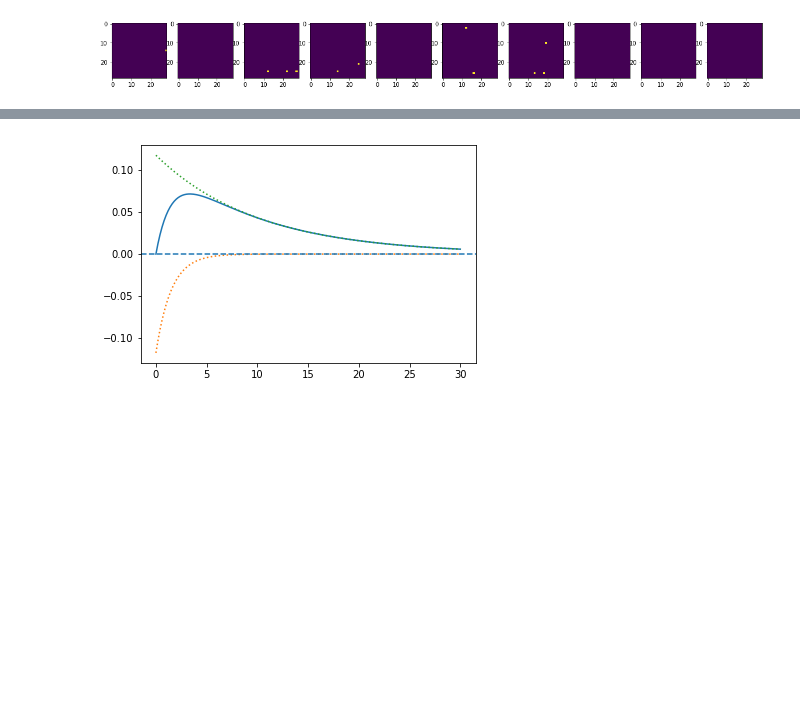
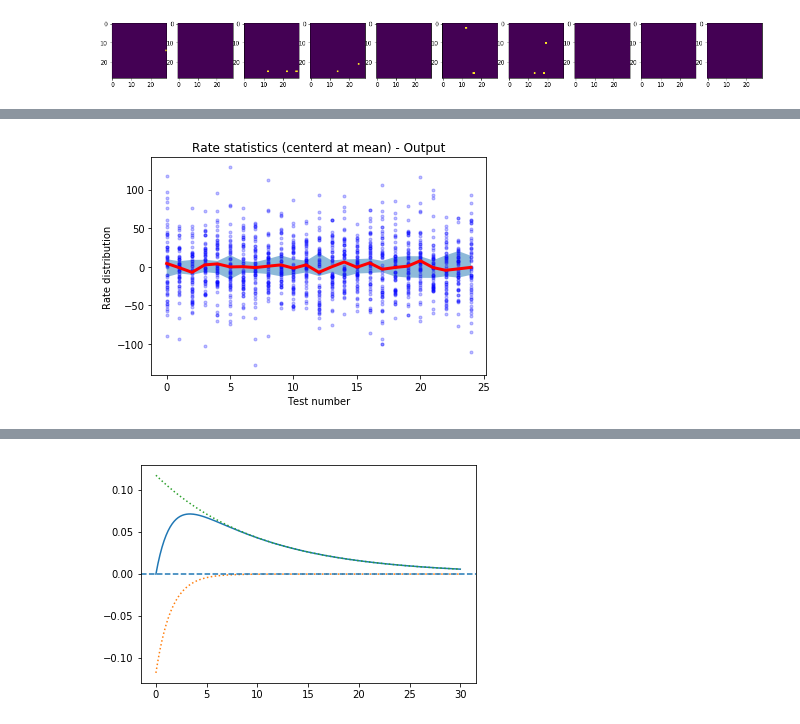
Before and after one commit to oyvinht/l2l-omniglot, a Jupyter notebook: see_results_contents.ipynb, the cells around one changed output, grey strips where cells are left out. Drawn from its saved outputs; the diff is of its cells as text; code cells hidden in the pictures; blank space fills up the shorter version.

```diff
--- a/see_results_contents.ipynb
+++ b/see_results_contents.ipynb
@@ -441,0 +484,21 @@ plt.show()
+# %%
+mean_count_out = [np.mean(sample) for sample in np.asarray(out_counts).T]
+norm_count_out = [sample - mean_count_out[i] for i, sample in enumerate(np.asarray(out_counts).T)]
+mean_norm_out = np.asarray( [np.mean(run) for run in np.asarray(norm_count_out).T] )
+dev_norm_out = np.asarray( [np.std(run) for run in np.asarray(norm_count_out).T] )
+
+fig, ax = plt.subplots(1, 1)
+
+plt.fill_between(np.arange(len(mean_norm_out)),
+                 mean_norm_out - dev_norm_out,
+                 mean_norm_out + dev_norm_out,
+                alpha=0.5)
+plt.plot(np.asarray(norm_count_mush).T, '.b', alpha=0.25)
+plt.plot(mean_norm_mush, color='red', linewidth=3)
+ax.set_title('Rate statistics (centerd at mean) - Output')
+ax.set_xlabel('Test number')
+ax.set_ylabel('Rate distribution')
+plt.savefig('rate_stats_output.pdf')
+plt.show()
+# %% [output]
+[figure, added]
```
Also changed, not shown: parts of 10 cells of this notebook, 2 other files.
